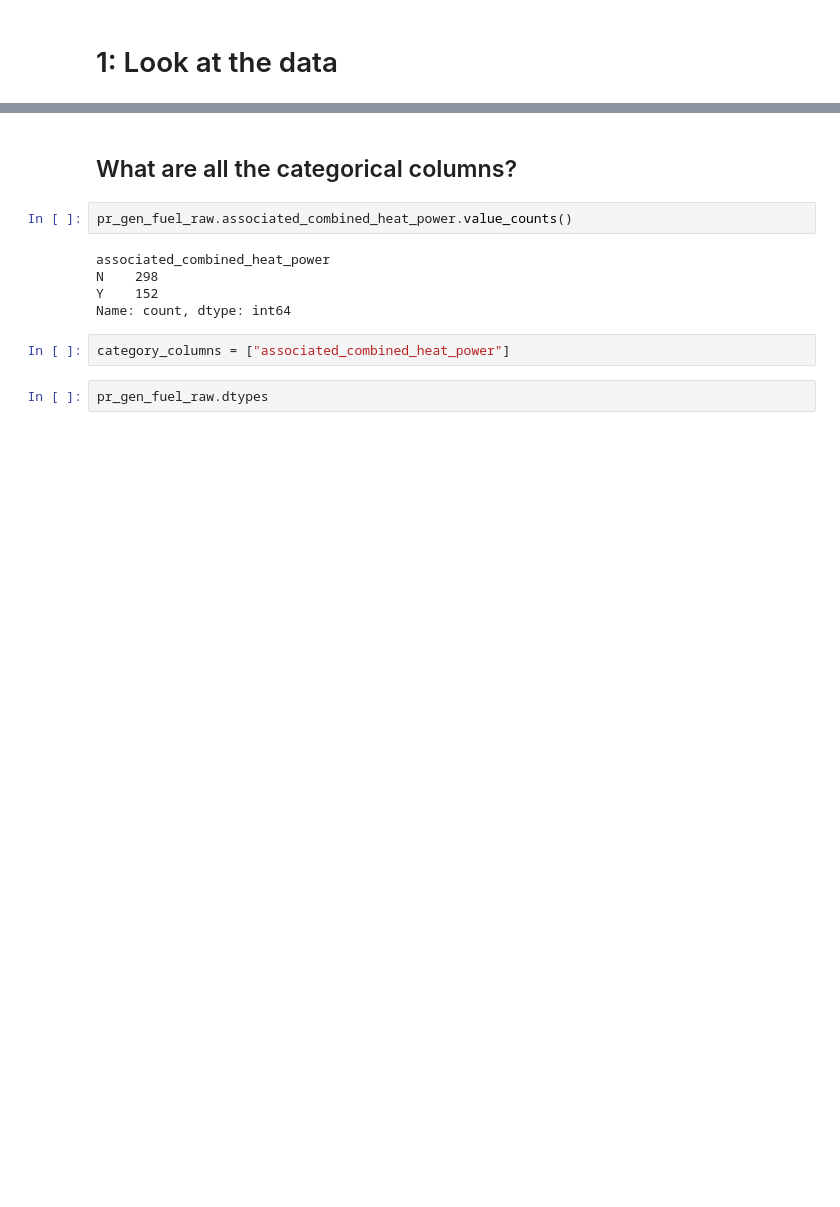
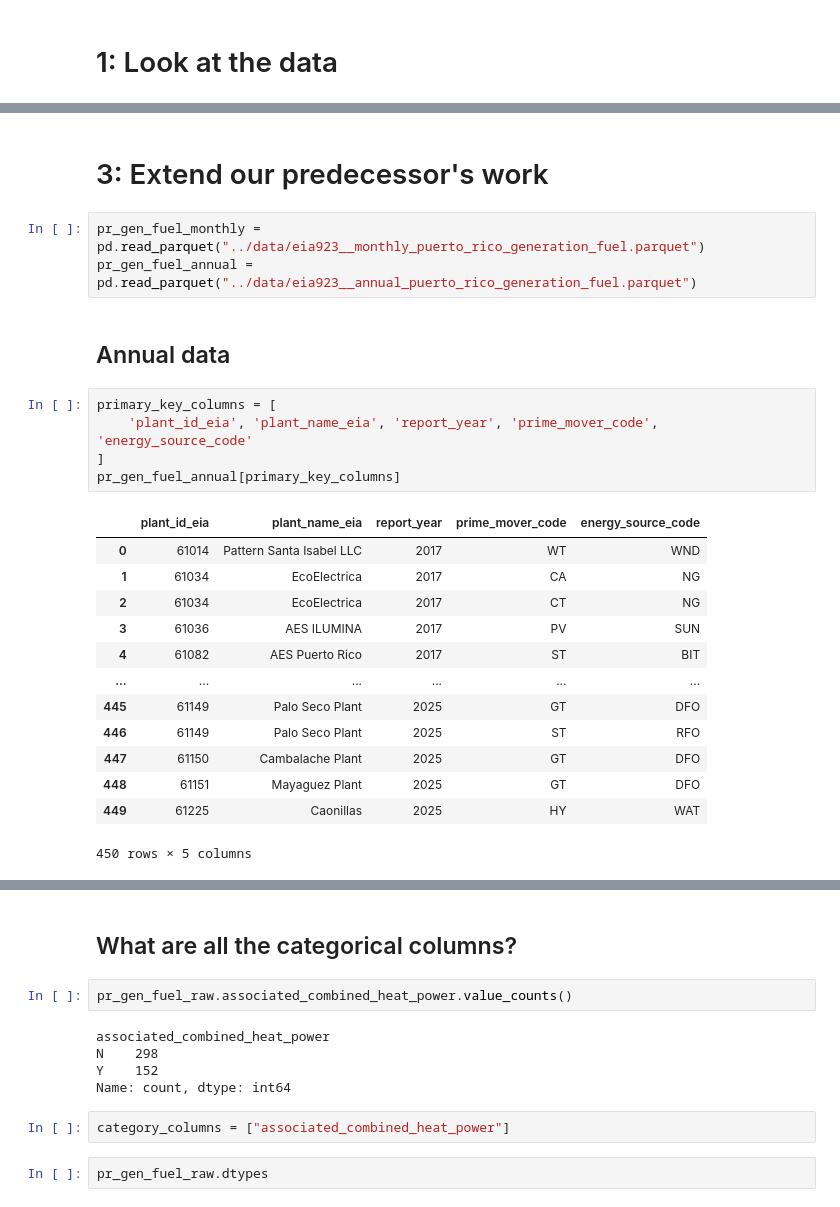
Before and after one commit to catalyst-cooperative/open-energy-data-for-all, a Jupyter notebook: notebooks/visualization_troubleshooting.ipynb, the cells around one changed output, grey strips where cells are left out. Cells and saved outputs as stored; diff of their text form; blank space fills up the shorter version.

```diff
--- a/notebooks/visualization_troubleshooting.ipynb
+++ b/notebooks/visualization_troubleshooting.ipynb
@@ -23,0 +62,26 @@ pr_gen_fuel_raw
+# %% [markdown]
+# 3: Extend our predecessor's work
+# %%
+pr_gen_fuel_monthly = pd.read_parquet("../data/eia923__monthly_puerto_rico_generation_fuel.parquet")
+pr_gen_fuel_annual = pd.read_parquet("../data/eia923__annual_puerto_rico_generation_fuel.parquet")
+# %% [markdown]
+## Annual data
+# %%
+primary_key_columns = [
+    'plant_id_eia', 'plant_name_eia', 'report_year', 'prime_mover_code', 'energy_source_code'
+]
+pr_gen_fuel_annual[primary_key_columns]
+# %% [output]
+|  | plant_id_eia | plant_name_eia | report_year | prime_mover_code | energy_source_code |
+| 0 | 61014 | Pattern Santa Isabel LLC | 2017 | WT | WND |
+| 1 | 61034 | EcoElectrica | 2017 | CA | NG |
+| 2 | 61034 | EcoElectrica | 2017 | CT | NG |
+| 3 | 61036 | AES ILUMINA | 2017 | PV | SUN |
+| 4 | 61082 | AES Puerto Rico | 2017 | ST | BIT |
+| ... | ... | ... | ... | ... | ... |
+| 445 | 61149 | Palo Seco Plant | 2025 | GT | DFO |
+| 446 | 61149 | Palo Seco Plant | 2025 | ST | RFO |
+| 447 | 61150 | Cambalache Plant | 2025 | GT | DFO |
+| 448 | 61151 | Mayaguez Plant | 2025 | GT | DFO |
+| 449 | 61225 | Caonillas | 2025 | HY | WAT |
+450 rows × 5 columns
```
Also changed, not shown: parts of 20 cells of this notebook, 2 other files.
